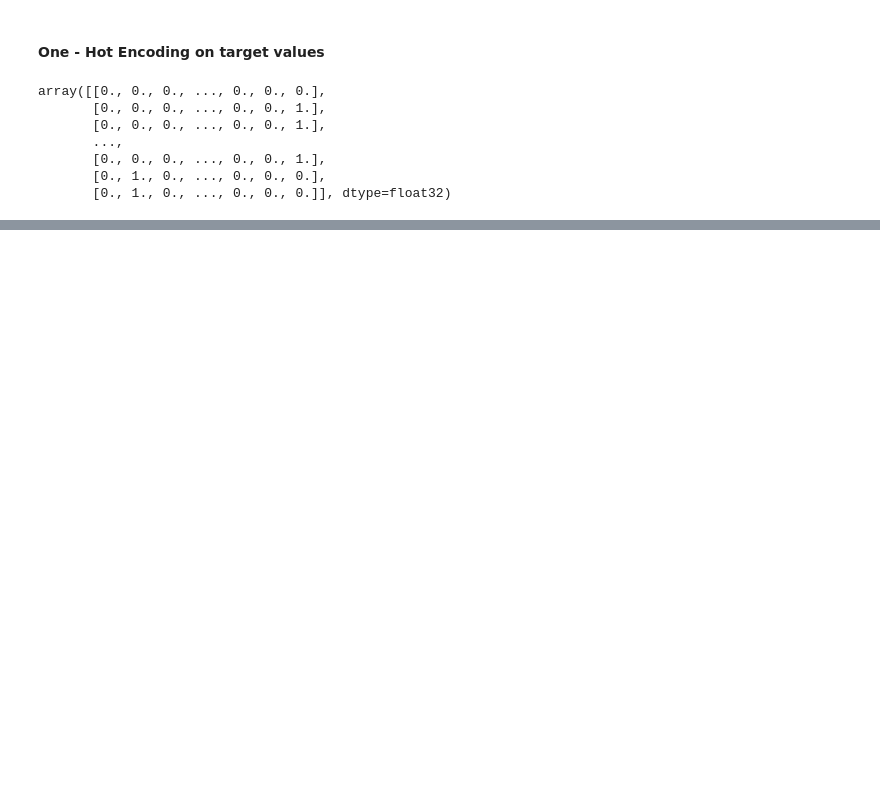
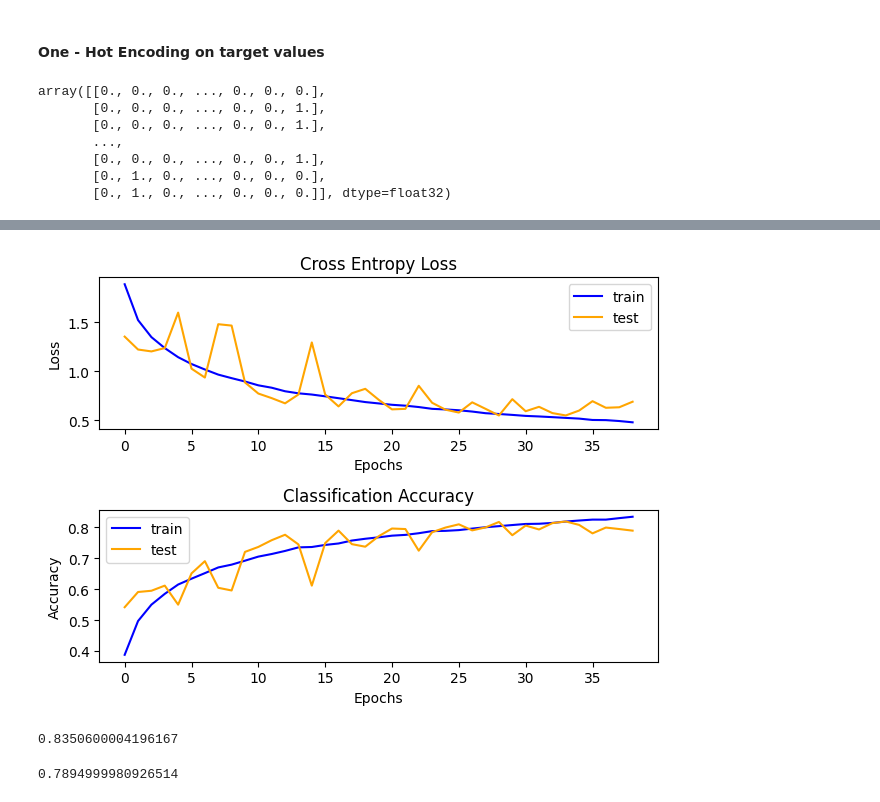
Before and after one commit to Harish-Thota1/Deep_Learning_Assignment, a Jupyter notebook: CNN_Deep_Learning_Assignment2.ipynb, the cells around one changed output, grey strips where cells are left out. Drawn from its saved outputs; the diff is of its cells as text; code cells hidden in the pictures; blank space fills up the shorter version.

```diff
--- a/CNN_Deep_Learning_Assignment2.ipynb
+++ b/CNN_Deep_Learning_Assignment2.ipynb
@@ -247,16 +106,23 @@ from keras.regularizers import l2
 # %%
-# plot diagnostic learning curves
 import matplotlib.pyplot as pyplot
 
 def summarize_diagnostics(history):
- # plot loss
- pyplot.subplot(211)
- pyplot.title('Cross Entropy Loss')
- pyplot.plot(history.history['loss'], color='blue', label='train')
- pyplot.plot(history.history['val_loss'], color='orange', label='test')
- # plot accuracy
- pyplot.subplot(212)
- pyplot.title('Classification Accuracy')
- pyplot.plot(history.history['accuracy'], color='blue', label='train')
- pyplot.plot(history.history['val_accuracy'], color='orange', label='test')
- pyplot.tight_layout()
+    # plot loss
+    pyplot.subplot(211)
+    pyplot.title('Cross Entropy Loss')
+    pyplot.plot(history.history['loss'], color='blue', label='train')
+    pyplot.plot(history.history['val_loss'], color='orange', label='test')
+    pyplot.xlabel('Epochs')
+    pyplot.ylabel('Loss')
+    pyplot.legend(loc='upper right')
+
+    # plot accuracy
+    pyplot.subplot(212)
+    pyplot.title('Classification Accuracy')
+    pyplot.plot(history.history['accuracy'], color='blue', label='train')
+    pyplot.plot(history.history['val_accuracy'], color='orange', label='test')
+    pyplot.xlabel('Epochs')
+    pyplot.ylabel('Accuracy')
+    pyplot.legend(loc='upper left')
+
+    pyplot.tight_layout()
@@ -262,0 +230,14 @@ def summarize_diagnostics(history):
+# %%
+summarize_diagnostics(alexnet_history)
+# %% [output]
+[figure, added]
+# %%
+alexnet_train_loss, alexnet_train_accuracy = alexnet_cifar10_model.evaluate(x_train, y_train, verbose = 0)
+alexnet_train_accuracy
+# %% [output]
+0.8350600004196167
+# %%
+alexnet_test_loss, alexnet_test_accuracy = alexnet_cifar10_model.evaluate(x_test, y_test, verbose = 0)
+alexnet_test_accuracy
+# %% [output]
+0.7894999980926514
```
Also changed, not shown: parts of 29 cells of this notebook.
